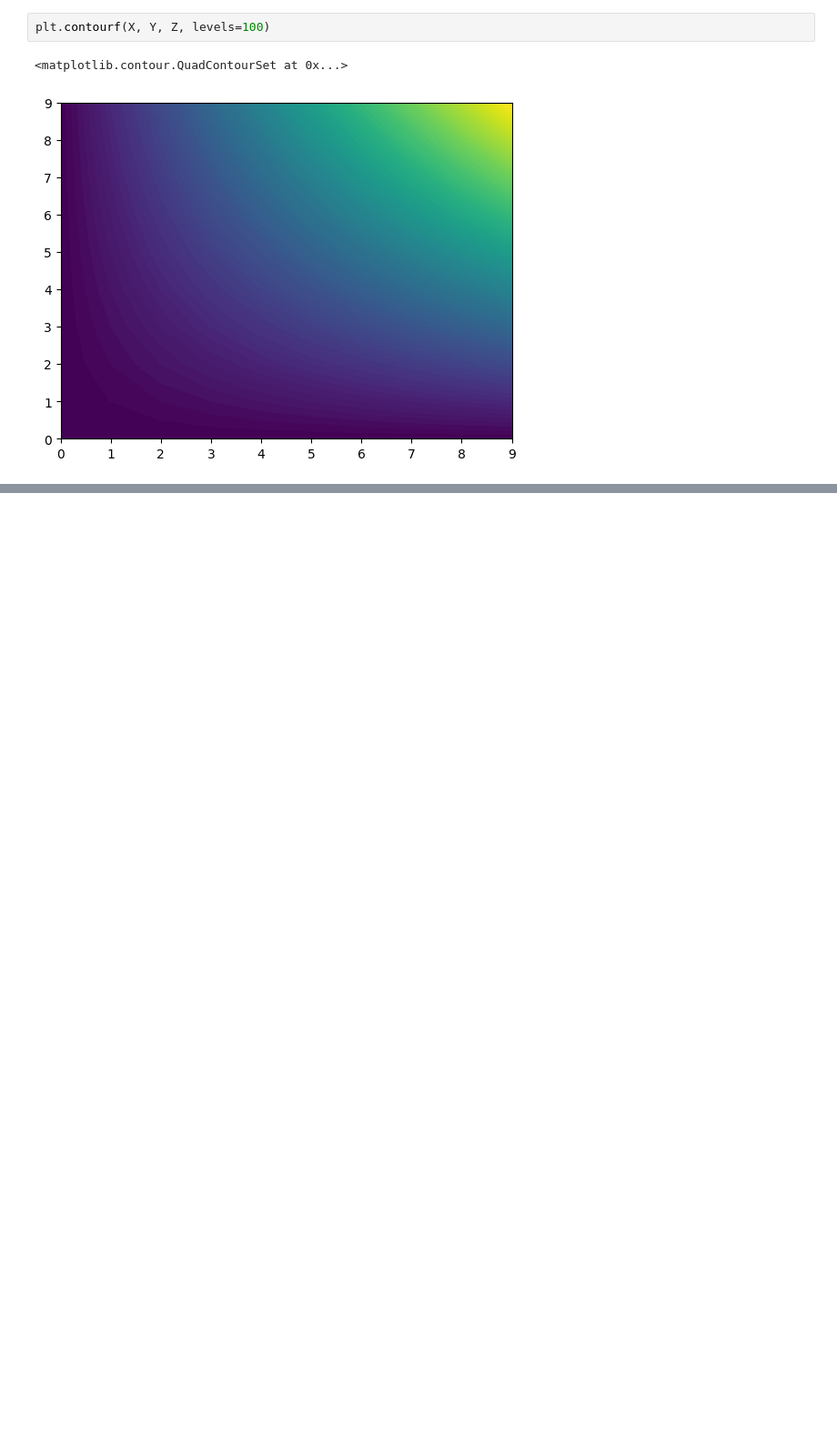
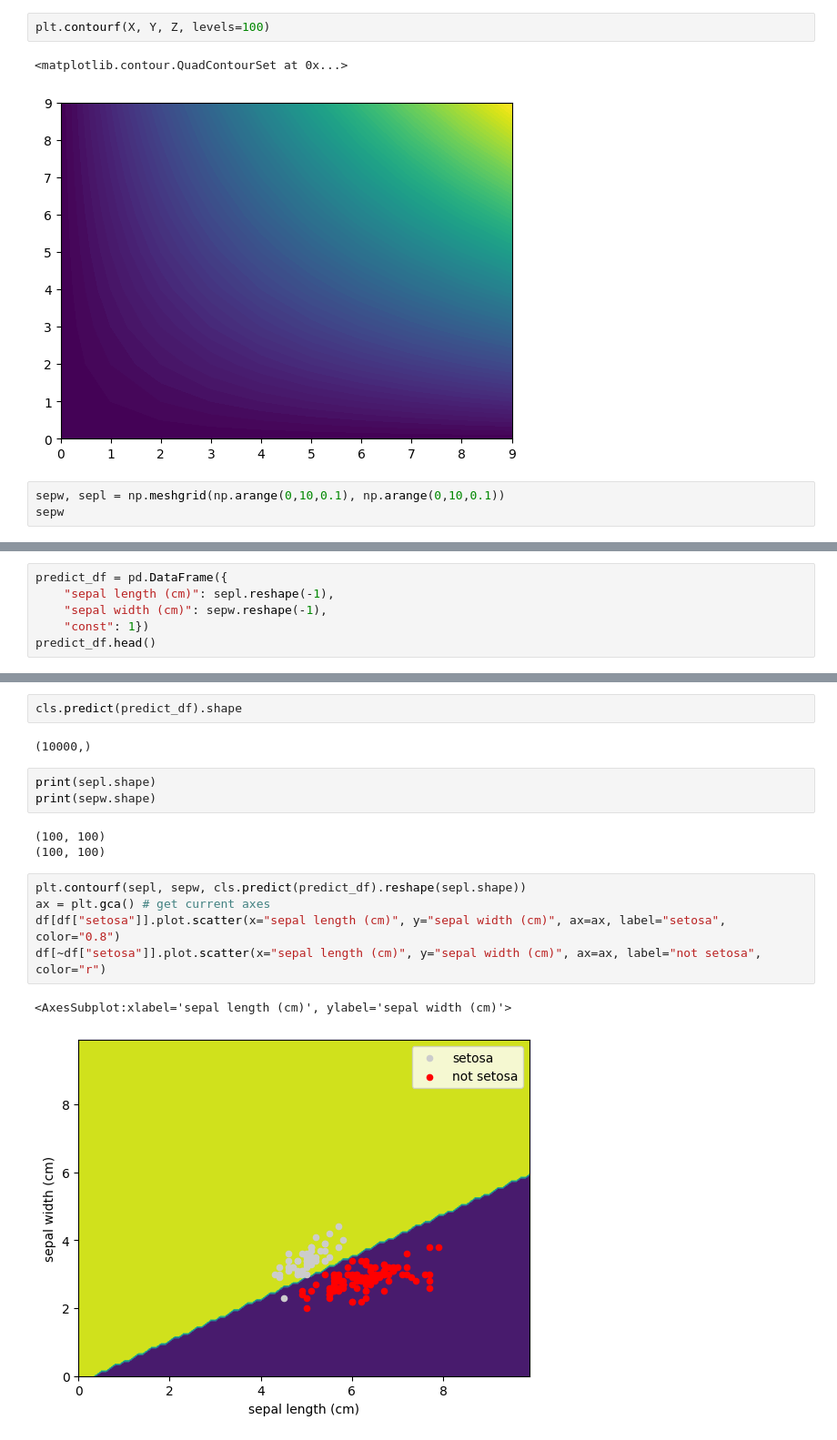
Before and after one commit to cs320-wisc/f22, a Jupyter notebook: lec/34-classification1/lec1.ipynb, the cells around one changed output, grey strips where cells are left out. Shown at 91% size. Saved outputs shown, nothing was run; the diff lists cells and outputs as text; blank space fills up the shorter version.

```diff
--- a/lec/34-classification1/lec1.ipynb
+++ b/lec/34-classification1/lec1.ipynb
@@ -419,3 +419,6 @@ plt.contourf(X, Y, Z, levels=100)
 # %% [output]
 <matplotlib.contour.QuadContourSet at 0x...>
 [figure]
+# %%
+sepw, sepl = np.meshgrid(np.arange(0,10,0.1), np.arange(0,10,0.1))
+sepw
@@ -421,0 +435,6 @@ plt.contourf(X, Y, Z, levels=100)
+# %%
+predict_df = pd.DataFrame({
+    "sepal length (cm)": sepl.reshape(-1),
+    "sepal width (cm)": sepw.reshape(-1),
+    "const": 1})
+predict_df.head()
@@ -421,0 +448,18 @@ plt.contourf(X, Y, Z, levels=100)
+# %%
+cls.predict(predict_df).shape
+# %% [output]
+(10000,)
+# %%
+print(sepl.shape)
+print(sepw.shape)
+# %% [output]
+(100, 100)
+(100, 100)
+# %%
+plt.contourf(sepl, sepw, cls.predict(predict_df).reshape(sepl.shape))
+ax = plt.gca() # get current axes
+df[df["setosa"]].plot.scatter(x="sepal length (cm)", y="sepal width (cm)", ax=ax, label="setosa", color="0.8")
+df[~df["setosa"]].plot.scatter(x="sepal length (cm)", y="sepal width (cm)", ax=ax, label="not setosa", color="r")
+# %% [output]
+<AxesSubplot:xlabel='sepal length (cm)', ylabel='sepal width (cm)'>
+[figure, added]
```
Also changed, not shown: parts of 25 cells of this notebook, 1 other file.
